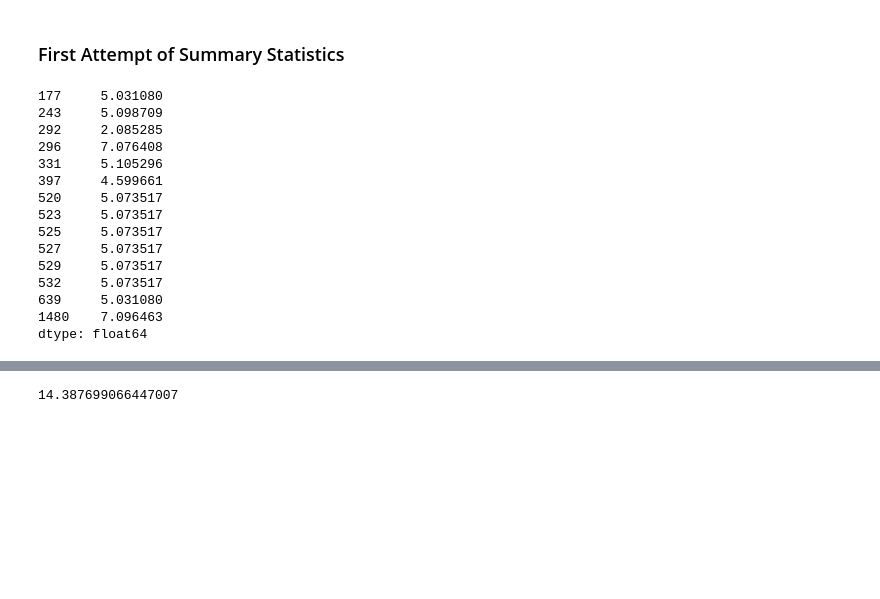
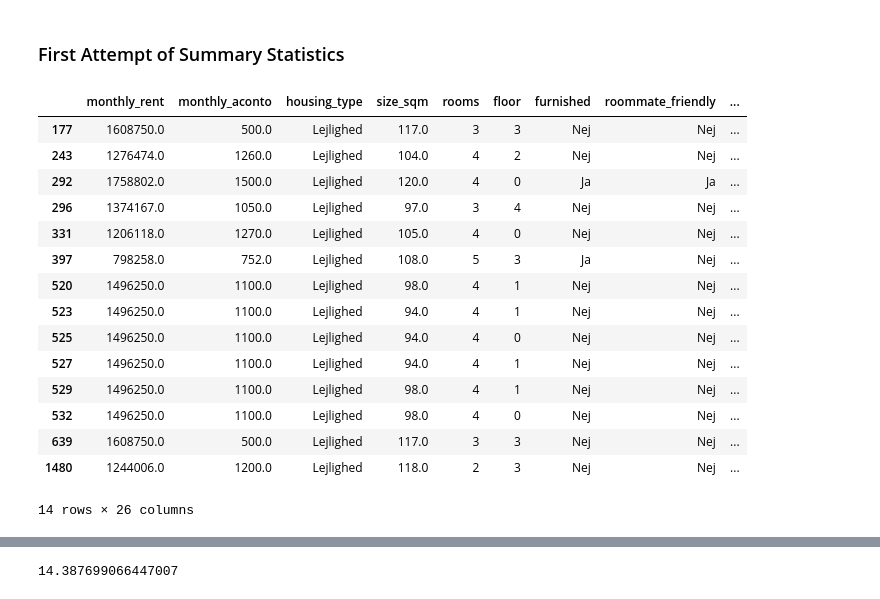
Before and after one commit to michalisdikaiopoulos/Copenhagen-Apartment-Prices-And-Energy-Efficiency-Predictions, a Jupyter notebook: Summary_Statistics.ipynb, the cells around one changed output, grey strips where cells are left out. Cells and saved outputs as stored; diff of their text form; code cells hidden in the pictures; blank space fills up the shorter version.

```diff
--- a/Summary_Statistics.ipynb
+++ b/Summary_Statistics.ipynb
@@ -33,29 +53,30 @@ Index(['housing_type', 'furnished', 'roommate_friendly', 'pets_allowed',
 # %%
 from scipy import stats
 # Calculate Z-scores
 z_scores = np.abs(stats.zscore(df['monthly_rent']))
 
 # Set a threshold (commonly 3)
 threshold = 3
 
 # Identify outliers
-df[z_scores > threshold]['move_in_price'] / df[z_scores > threshold]['monthly_rent']
+df[z_scores > threshold]
 # %% [output]
+|  | monthly_rent | monthly_aconto | housing_type | size_sqm | rooms | floor | furnished | roommate_friendly | ... |
+| 177 | 1608750.0 | 500.0 | Lejlighed | 117.0 | 3 | 3 | Nej | Nej | ... |
+| 243 | 1276474.0 | 1260.0 | Lejlighed | 104.0 | 4 | 2 | Nej | Nej | ... |
+| 292 | 1758802.0 | 1500.0 | Lejlighed | 120.0 | 4 | 0 | Ja | Ja | ... |
+| 296 | 1374167.0 | 1050.0 | Lejlighed | 97.0 | 3 | 4 | Nej | Nej | ... |
+| 331 | 1206118.0 | 1270.0 | Lejlighed | 105.0 | 4 | 0 | Nej | Nej | ... |
+| 397 | 798258.0 | 752.0 | Lejlighed | 108.0 | 5 | 3 | Ja | Nej | ... |
+| 520 | 1496250.0 | 1100.0 | Lejlighed | 98.0 | 4 | 1 | Nej | Nej | ... |
+| 523 | 1496250.0 | 1100.0 | Lejlighed | 94.0 | 4 | 1 | Nej | Nej | ... |
+| 525 | 1496250.0 | 1100.0 | Lejlighed | 94.0 | 4 | 0 | Nej | Nej | ... |
+| 527 | 1496250.0 | 1100.0 | Lejlighed | 94.0 | 4 | 1 | Nej | Nej | ... |
+| 529 | 1496250.0 | 1100.0 | Lejlighed | 98.0 | 4 | 1 | Nej | Nej | ... |
+| 532 | 1496250.0 | 1100.0 | Lejlighed | 98.0 | 4 | 0 | Nej | Nej | ... |
+| 639 | 1608750.0 | 500.0 | Lejlighed | 117.0 | 3 | 3 | Nej | Nej | ... |
+| 1480 | 1244006.0 | 1200.0 | Lejlighed | 118.0 | 2 | 3 | Nej | Nej | ... |
-177     5.031080
-243     5.098709
-292     2.085285
-296     7.076408
-331     5.105296
-397     4.599661
-520     5.073517
-523     5.073517
-525     5.073517
-527     5.073517
-529     5.073517
-532     5.073517
-639     5.031080
-1480    7.096463
-dtype: float64
+14 rows × 26 columns
 # %%
 z_scores = np.abs(stats.zscore(df['monthly_aconto']))
 
```
Also changed, not shown: parts of 19 cells of this notebook, 3 other files.
